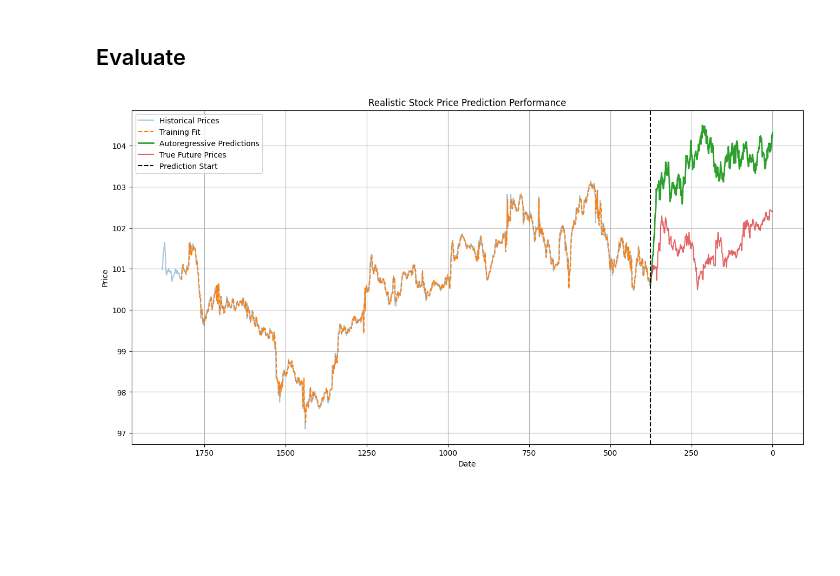
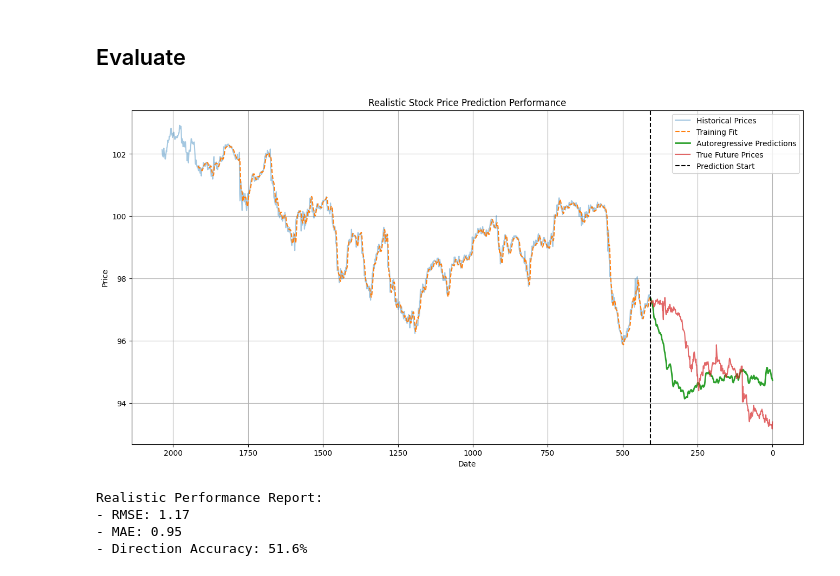
Before and after one commit to AndyFilter/Itsy-Bitsy-Teenie-Weenie-Little-Stock-Prediction-Genie, a Jupyter notebook: StockPrediction.ipynb, the cells around one changed output. Cells and saved outputs as stored; diff of their text form; code cells hidden in the pictures; blank space fills up the shorter version.

```diff
--- a/StockPrediction.ipynb
+++ b/StockPrediction.ipynb
@@ -263,10 +324,10 @@ def autoregressive_predict(model, scaler, initial_sequence, true_test_data, feat
         pred_close_price += np.random.normal(0, noise_scale)
 
         # Estimated OHLC (using predicted close as all values)
-        new_features[feature_columns['open']] = pred_close_price
-        new_features[feature_columns['high']] = pred_close_price
-        new_features[feature_columns['low']] = pred_close_price
-        new_features[feature_columns['close']] = pred_close_price
+        new_features[feature_columns['open']] = pred_close_price + np.random.normal(0, noise_scale * 0.1)
+        new_features[feature_columns['high']] = pred_close_price + np.random.normal(0, noise_scale * 0.1)
+        new_features[feature_columns['low']] = pred_close_price + np.random.normal(0, noise_scale * 0.1)
+        new_features[feature_columns['close']] = pred_close_price + np.random.normal(0, noise_scale * 0.1)
 
         # Volume handling (set to 0 or average)
         new_features[feature_columns['volume']] = pred_vol  # Or use historical average
@@ -353,23 +414,33 @@ def visualize_predictions(model, scaler, train_data, test_data, seq_length, feat
 
     return pred_prices, true_prices
 # %%
+from sklearn.metrics import mean_absolute_error, mean_squared_error
+
+# Load a different dataset
+LoadDataFromFile("DataSets/IBM/2019/intraday_2019_05_5min_IBM.csv")
+train_dataset.load_data(X_train, y_train)
+
 # Evaluate properly
 model.eval()
 pred_prices, true_prices = visualize_predictions(
     model, scaler, scaled_train, scaled_test,
     SEQ_LENGTH, feature_columns
 )
 
 # Calculate metrics
-# rmse = np.sqrt(mean_squared_error(true_prices, pred_prices))
-# mae = mean_absolute_error(true_prices, pred_prices)
-# direction_acc = np.mean(np.diff(true_prices) * np.diff(pred_prices) > 0)
+rmse = np.sqrt(mean_squared_error(true_prices, pred_prices))
+mae = mean_absolute_error(true_prices, pred_prices)
+direction_acc = np.mean(np.diff(true_prices) * np.diff(pred_prices) > 0)
 
-# print(f"""
-# Realistic Performance Report:
-# - RMSE: {rmse:.2f}
-# - MAE: {mae:.2f}
-# - Direction Accuracy: {direction_acc*100:.1f}%
-# """)
+print(f"""
+Realistic Performance Report:
+- RMSE: {rmse:.2f}
+- MAE: {mae:.2f}
+- Direction Accuracy: {direction_acc*100:.1f}%
+""")
 # %% [output]
-[figure, old version]
+[figure, new version]
+Realistic Performance Report:
+- RMSE: 1.17
+- MAE: 0.95
+- Direction Accuracy: 51.6%
```
Also changed, not shown: parts of 4 cells of this notebook, 26 other files.
